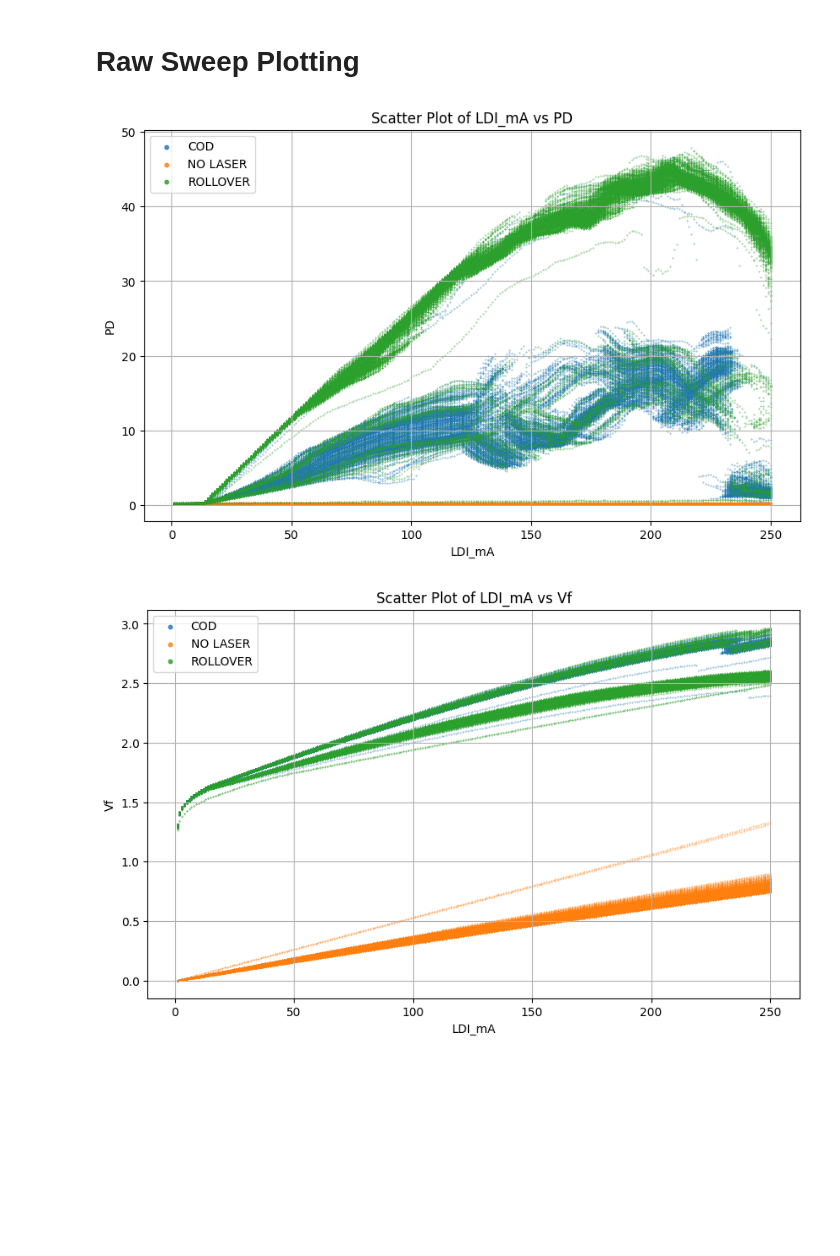
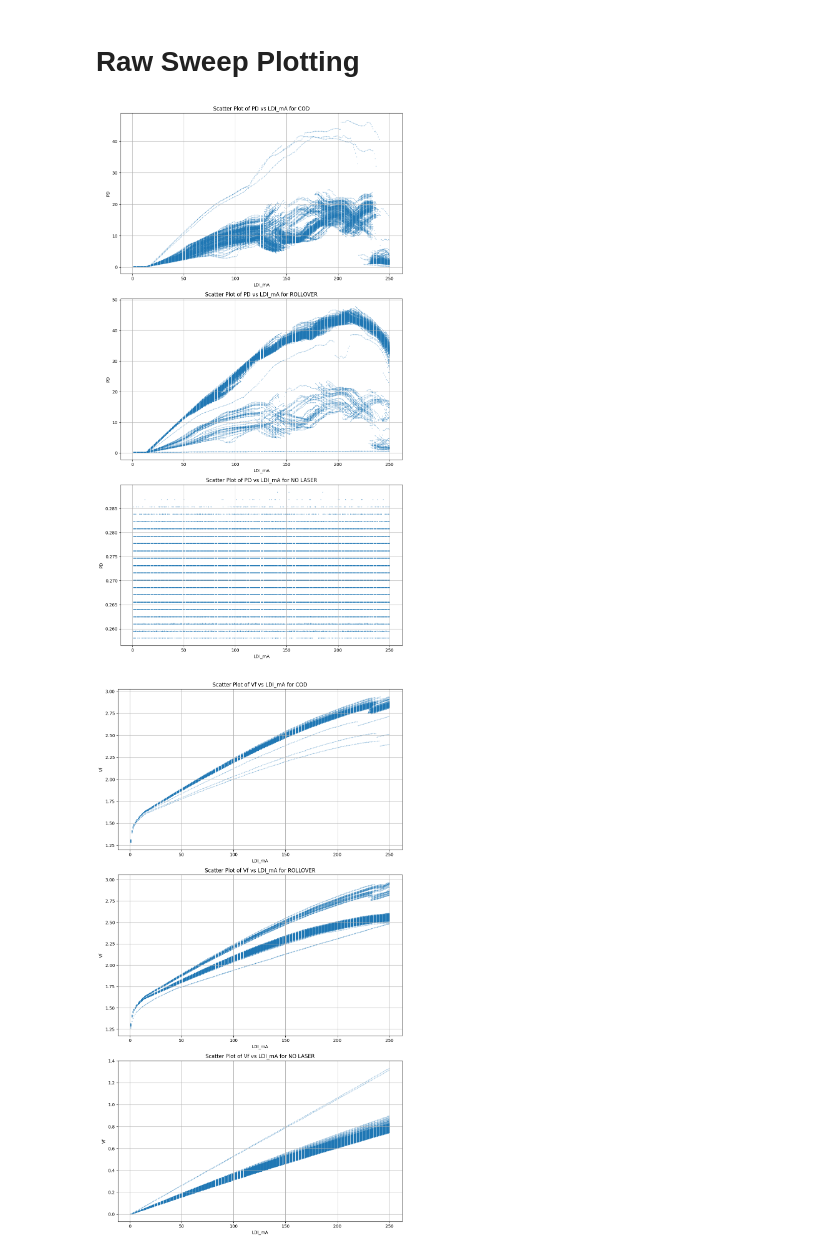
Before and after one commit to VadanKhan/liv-cod-algorithm, a Jupyter notebook: liv_cod_algorithm/cod_algorithm.ipynb, the cells around one changed output. Saved outputs shown, nothing was run; the diff lists cells and outputs as text; code cells hidden in the pictures; blank space fills up the shorter version.

```diff
--- a/liv_cod_algorithm/cod_algorithm.ipynb
+++ b/liv_cod_algorithm/cod_algorithm.ipynb
@@ -418,27 +558,37 @@ Number of BL LASER devices: 966
 # %% [markdown]
 # Raw Sweep Plotting
 # %%
-# Scatter plot of PD against LDI_mA with grouping by COD_ROLL_EVAL flag
-plt.figure(figsize=(10, 6))
-for label, group in df_raw_sweeps.groupby("COD_ROLL_EVAL"):
-    plt.scatter(group["LDI_mA"], group["PD"], alpha=0.8, s=0.1, label=label)
-plt.title("Scatter Plot of LDI_mA vs PD")
-plt.xlabel("LDI_mA")
-plt.ylabel("PD")
-plt.legend(loc="best", markerscale=10)
-plt.grid(True)
+# Create subplots for each of the 3 types (COD, ROLLOVER, and NO LASER) and plot the sweeps for them
+
+# Scatter plot of PD against LDI_mA with subplots for each COD_ROLL_EVAL type
+fig, axs = plt.subplots(3, 1, figsize=(10, 18))
+cod_roll_eval_types = ["COD", "ROLLOVER", "NO LASER"]
+
+for ax, cod_type in zip(axs, cod_roll_eval_types):
+    group = df_raw_sweeps[df_raw_sweeps["COD_ROLL_EVAL"] == cod_type]
+    ax.scatter(group["LDI_mA"], group["PD"], alpha=0.8, s=0.2)
+    ax.set_title(f"Scatter Plot of PD vs LDI_mA for {cod_type}")
+    ax.set_xlabel("LDI_mA")
+    ax.set_ylabel("PD")
+    ax.grid(True)
+
+plt.tight_layout()
 plt.show()
 
-# Scatter plot of Vf against LDI_mA with grouping by COD_ROLL_EVAL flag
-plt.figure(figsize=(10, 6))
-for label, group in df_raw_sweeps.groupby("COD_ROLL_EVAL"):
-    plt.scatter(group["LDI_mA"], group["Vf"], alpha=0.8, s=0.1, label=label)
-plt.title("Scatter Plot of LDI_mA vs Vf")
-plt.xlabel("LDI_mA")
-plt.ylabel("Vf")
-plt.legend(loc="best", markerscale=10)
-plt.grid(True)
+# Scatter plot of Vf against LDI_mA with subplots for each COD_ROLL_EVAL type
+fig, axs = plt.subplots(3, 1, figsize=(10, 18))
+cod_roll_eval_types = ["COD", "ROLLOVER", "NO LASER"]
+
+for ax, cod_type in zip(axs, cod_roll_eval_types):
+    group = df_raw_sweeps[df_raw_sweeps["COD_ROLL_EVAL"] == cod_type]
+    ax.scatter(group["LDI_mA"], group["Vf"], alpha=0.8, s=0.2)
+    ax.set_title(f"Scatter Plot of Vf vs LDI_mA for {cod_type}")
+    ax.set_xlabel("LDI_mA")
+    ax.set_ylabel("Vf")
+    ax.grid(True)
+
+plt.tight_layout()
 plt.show()
 # %% [output]
-[figure, old version]
+[figure, new version]
-[figure, old version]
+[figure, new version]
```
Also changed, not shown: parts of 6 cells of this notebook, 3 other files.
